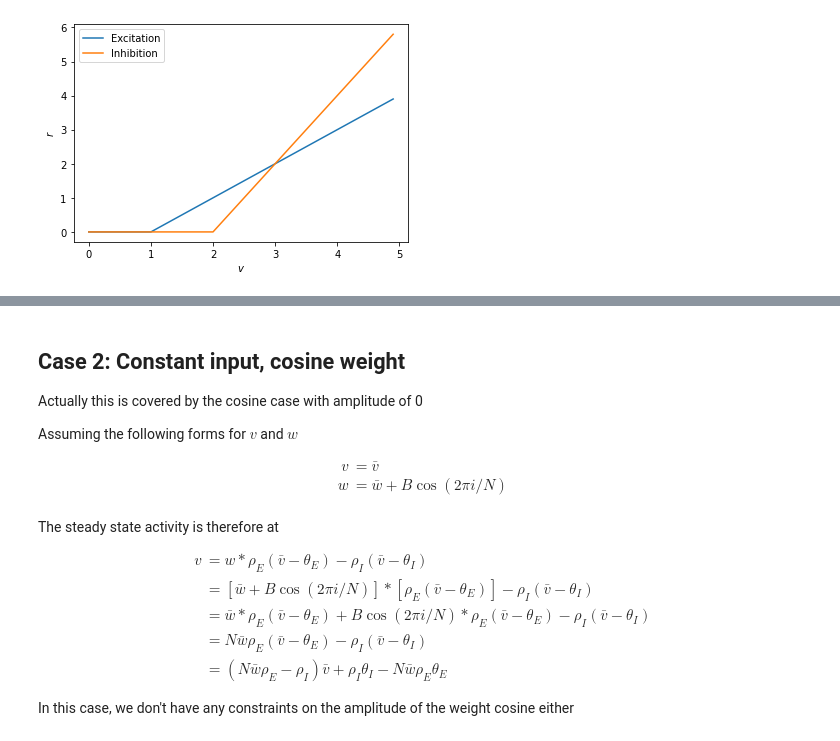
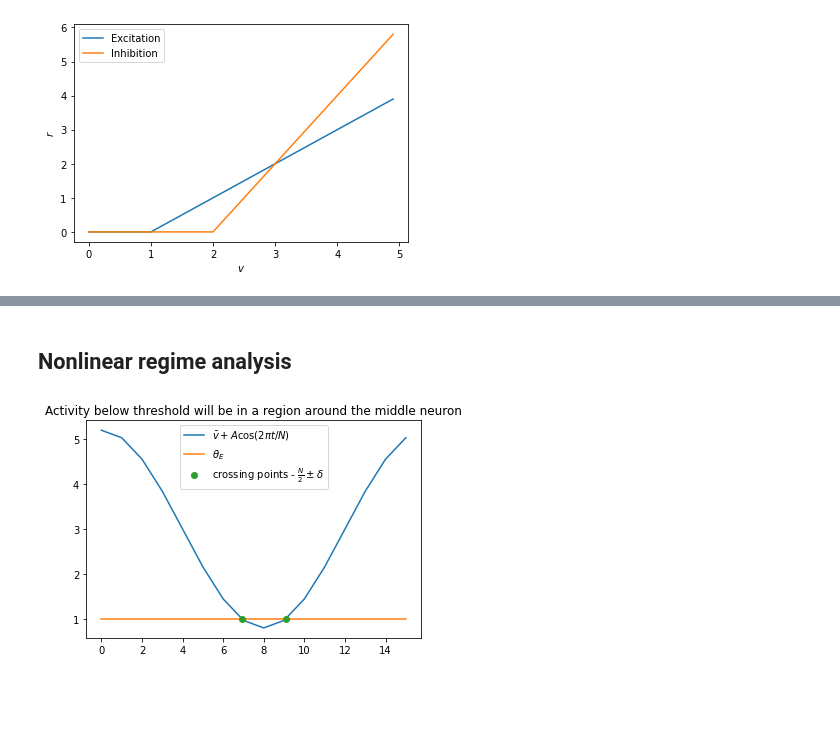
Before and after one commit to Dominic-DallOsto/Spiking-Insect-Head-Direction-Network, a Jupyter notebook: rate_analysis.ipynb, the cells around one changed output, grey strips where cells are left out. Saved outputs shown, nothing was run; the diff lists cells and outputs as text; code cells hidden in the pictures; blank space fills up the shorter version.

Commit message:
Did up the rate based analysis somewhat nicely

```diff
--- a/rate_analysis.ipynb
+++ b/rate_analysis.ipynb
@@ -108,24 +116,19 @@ These relations place no constraint on the amplitude of the cosine wave (other t
-# %% [markdown]
-## Case 2: Constant input, cosine weight
-
-Actually this is covered by the cosine case with amplitude of 0
-
-Assuming the following forms for $v$ and $w$
-
-$$\begin{align*}
-	v &= \bar v \\
-	w &= \bar w + B \cos(2\pi i / N) \\
-\end{align*}$$
-
-The steady state activity is therefore at
-
-$$\begin{align*}
-	v &= w \ast \rho_E(\bar v - \theta_E) - \rho_I(\bar v - \theta_I) \\
-	&= \left[\bar w + B \cos(2\pi i / N)\right] \ast \left[\rho_E(\bar v - \theta_E)\right] - \rho_I(\bar v - \theta_I) \\
-	&= \bar w \ast \rho_E(\bar v - \theta_E)
-	+ B \cos(2\pi i / N) \ast \rho_E(\bar v - \theta_E) - \rho_I(\bar v - \theta_I) \\
-	&= N \bar w \rho_E(\bar v - \theta_E) - \rho_I(\bar v - \theta_I) \\
-	&= (N \bar w \rho_E - \rho_I) \bar v + \rho_I\theta_I - N \bar w \rho_E\theta_E
-\end{align*}$$
-
-In this case, we don't have any constraints on the amplitude of the weight cosine either
+# %% [markdown]
+## Nonlinear regime analysis
+# %%
+A = 2.2
+theta_E = 1
+v_mean = 3
+N = 16
+t = np.arange(0,N)
+
+delta = N/(2*np.pi) * np.arccos((v_mean - theta_E)/A)
+
+plt.plot(t, v_mean + A*np.cos(2*np.pi*t/N), label=r'$\bar v + A\cos(2\pi t /N)$')
+plt.plot([t[0],t[-1]], [theta_E,theta_E], label=r'$\theta_E$')
+plt.plot([N/2 - delta, N/2 + delta], v_mean + A*np.cos(2*np.pi*np.array([N/2 - delta, N/2 + delta])/N), 'o', label=r'crossing points - $\frac{N}{2} \pm \delta$')
+plt.legend()
+plt.title('Activity below threshold will be in a region around the middle neuron')
+plt.show()
+# %% [output]
+[figure, added]
```
Also changed, not shown: parts of 18 cells of this notebook.
